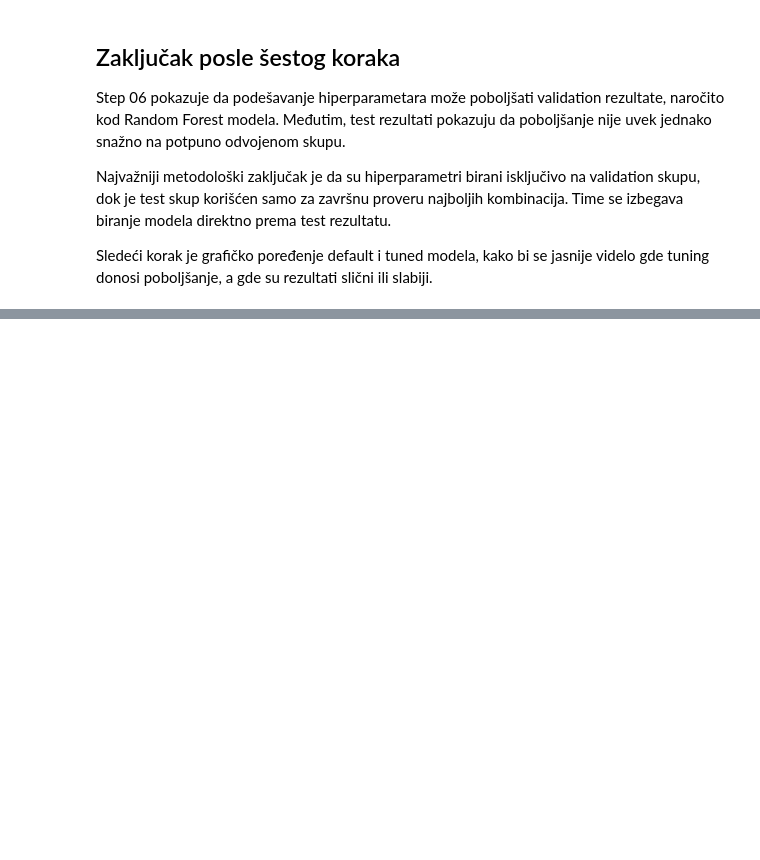
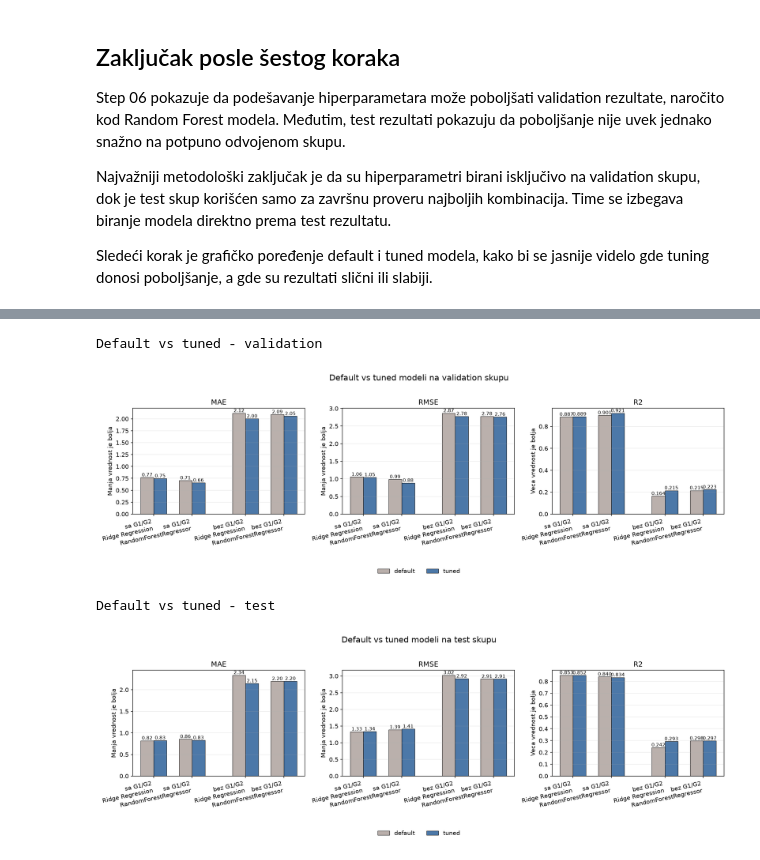
Before and after one commit to fuuukss/StudentPerformancePredict, a Jupyter notebook: docs/student_performance_walkthrough.ipynb, the cells around one changed output, grey strips where cells are left out. Saved outputs shown, nothing was run; the diff lists cells and outputs as text; code cells hidden in the pictures; blank space fills up the shorter version.

```diff
--- a/docs/student_performance_walkthrough.ipynb
+++ b/docs/student_performance_walkthrough.ipynb
@@ -817,0 +865,25 @@ Sledeći korak je grafičko poređenje default i tuned modela, kako bi se jasnij
+# %%
+from pathlib import Path
+import pandas as pd
+
+PROJECT_ROOT = Path.cwd()
+if not (PROJECT_ROOT / "data").exists():
+    PROJECT_ROOT = PROJECT_ROOT.parent
+
+STEP07_GRAPHS_DIR = PROJECT_ROOT / "data" / "graphs" / "step07_tuning_graphs"
+
+from IPython.display import Image, display
+
+step07_graph_paths = [
+    ("Default vs tuned - validation", STEP07_GRAPHS_DIR / "default_vs_tuned_validation.png"),
+    ("Default vs tuned - test", STEP07_GRAPHS_DIR / "default_vs_tuned_test.png"),
+]
+
+for title, graph_path in step07_graph_paths:
+    print(title)
+    display(Image(filename=str(graph_path)))
+# %% [output]
+Default vs tuned - validation
+[figure, added]
+Default vs tuned - test
+[figure, added]
```
Also changed, not shown: parts of 8 cells of this notebook, 3 other files.
